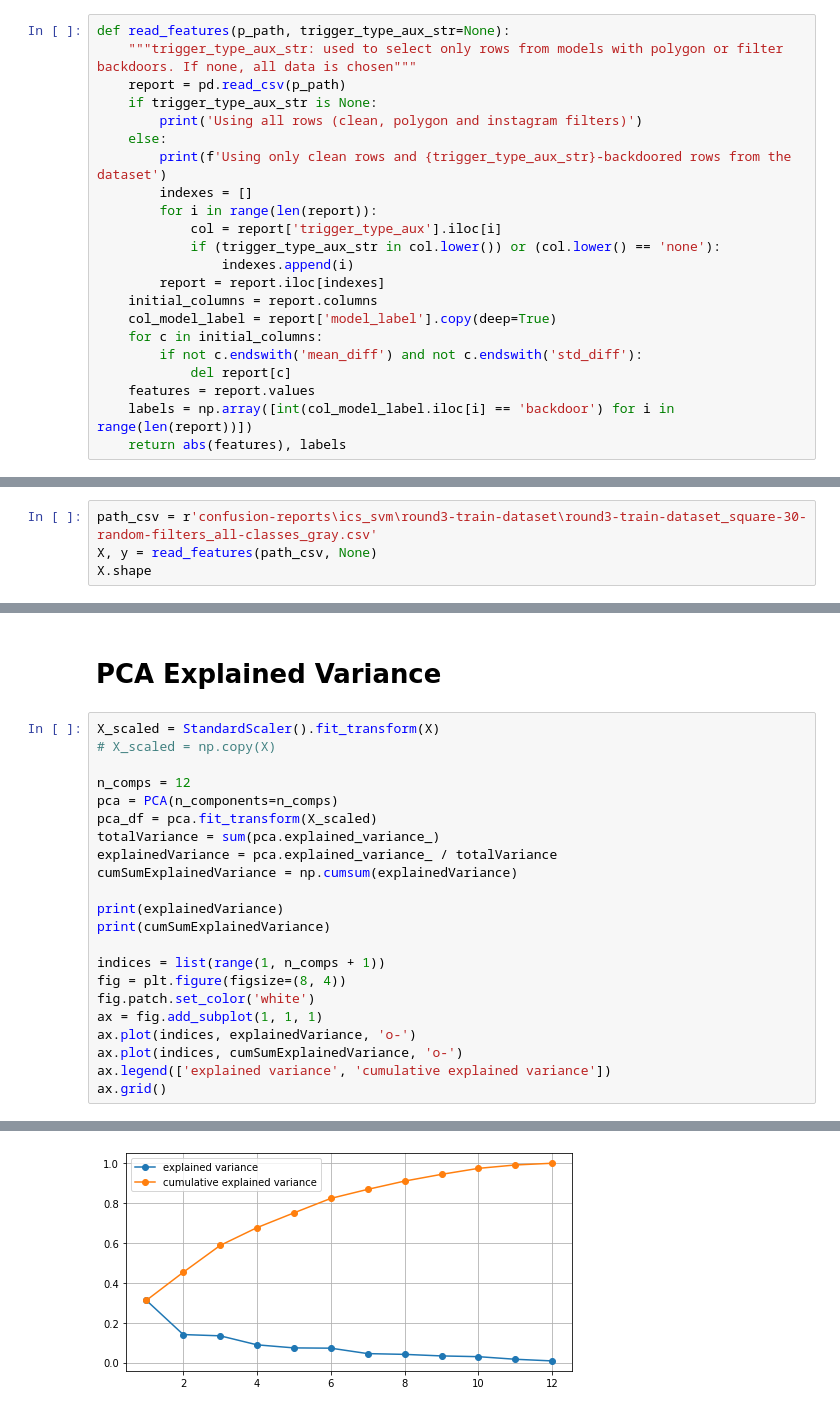
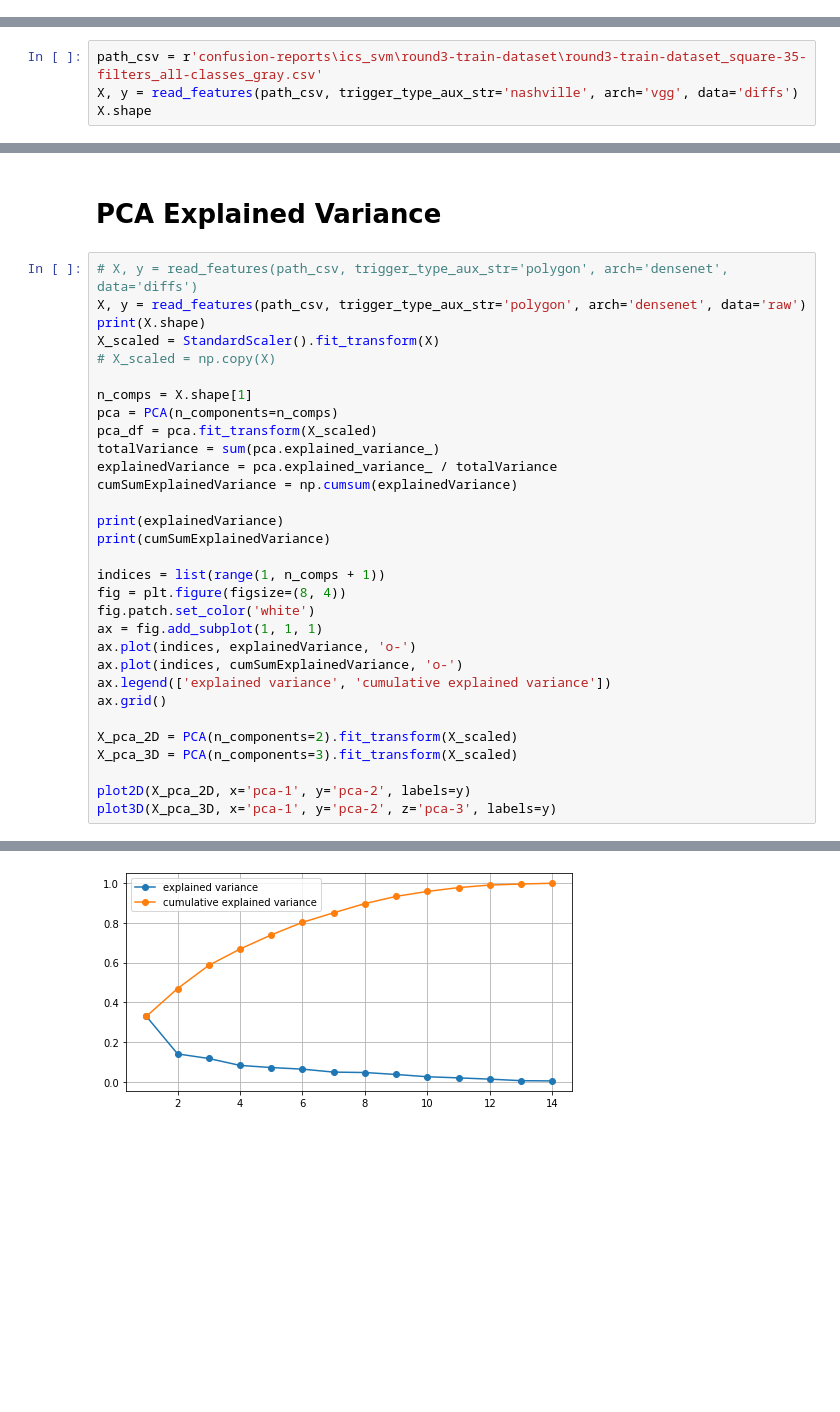
Before and after one commit to ionutmodo/TrojAI-UMD, a Jupyter notebook: notebooks/dimensionality-reduction.ipynb, the cells around one changed output, grey strips where cells are left out. Saved outputs shown, nothing was run; the diff lists cells and outputs as text; blank space fills up the shorter version.

Commit message:
added code to select specific architecture

```diff
--- a/notebooks/dimensionality-reduction.ipynb
+++ b/notebooks/dimensionality-reduction.ipynb
@@ -19,29 +25,7 @@ import umap
-# %%
-def read_features(p_path, trigger_type_aux_str=None):
-    """trigger_type_aux_str: used to select only rows from models with polygon or filter backdoors. If none, all data is chosen"""
-    report = pd.read_csv(p_path)
-    if trigger_type_aux_str is None:
-        print('Using all rows (clean, polygon and instagram filters)')
-    else:
-        print(f'Using only clean rows and {trigger_type_aux_str}-backdoored rows from the dataset')
-        indexes = []
-        for i in range(len(report)):
-            col = report['trigger_type_aux'].iloc[i]
-            if (trigger_type_aux_str in col.lower()) or (col.lower() == 'none'):
-                indexes.append(i)
-        report = report.iloc[indexes]
-    initial_columns = report.columns
-    col_model_label = report['model_label'].copy(deep=True)
-    for c in initial_columns:
-        if not c.endswith('mean_diff') and not c.endswith('std_diff'):
-            del report[c]
-    features = report.values
-    labels = np.array([int(col_model_label.iloc[i] == 'backdoor') for i in range(len(report))])
-    return abs(features), labels
 # %% [markdown]
 # Read data
 # %%
-path_csv = r'confusion-reports\ics_svm\round3-train-dataset\round3-train-dataset_square-30-random-filters_all-classes_gray.csv'
-X, y = read_features(path_csv, None)
+path_csv = r'confusion-reports\ics_svm\round3-train-dataset\round3-train-dataset_square-35-filters_all-classes_gray.csv'
+X, y = read_features(path_csv, trigger_type_aux_str='nashville', arch='vgg', data='diffs')
 X.shape
 # %% [output]
@@ -95,10 +98,13 @@ gradient function is not yet implemented for ll_dirichlet distance metric; inver
 # %% [markdown]
 # PCA Explained Variance
 # %%
+# X, y = read_features(path_csv, trigger_type_aux_str='polygon', arch='densenet', data='diffs')
+X, y = read_features(path_csv, trigger_type_aux_str='polygon', arch='densenet', data='raw')
+print(X.shape)
 X_scaled = StandardScaler().fit_transform(X)
 # X_scaled = np.copy(X)
 
-n_comps = 12
+n_comps = X.shape[1]
 pca = PCA(n_components=n_comps)
 pca_df = pca.fit_transform(X_scaled)
 totalVariance = sum(pca.explained_variance_)
@@ -116,4 +122,10 @@ ax.plot(indices, explainedVariance, 'o-')
 ax.plot(indices, cumSumExplainedVariance, 'o-')
 ax.legend(['explained variance', 'cumulative explained variance'])
 ax.grid()
+
+X_pca_2D = PCA(n_components=2).fit_transform(X_scaled)
+X_pca_3D = PCA(n_components=3).fit_transform(X_scaled)
+
+plot2D(X_pca_2D, x='pca-1', y='pca-2', labels=y)
+plot3D(X_pca_3D, x='pca-1', y='pca-2', z='pca-3', labels=y)
 # %% [output]
@@ -124 +140 @@ ax.grid()
-[figure, old version]
+[figure, new version]
```
Also changed, not shown: parts of 8 cells of this notebook, 10 other files.
